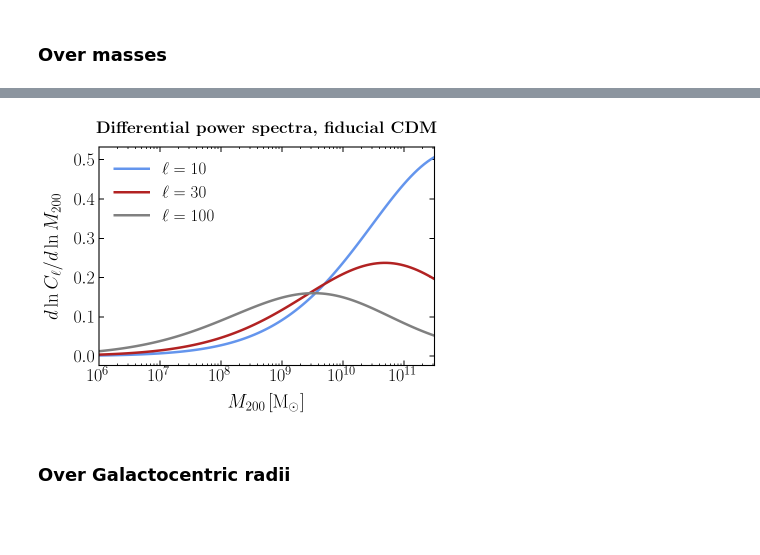
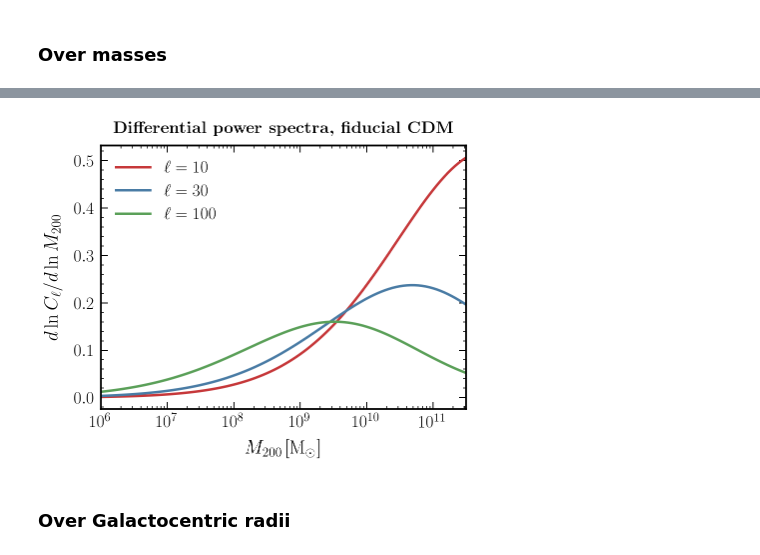
Before and after one commit to smsharma/astrometry-lensing-correlations, a Jupyter notebook: notebooks/05_cdm.ipynb, the cells around one changed output, grey strips where cells are left out. Drawn from its saved outputs; the diff is of its cells as text; code cells hidden in the pictures; blank space fills up the shorter version.

```diff
--- a/notebooks/05_cdm.ipynb
+++ b/notebooks/05_cdm.ipynb
@@ -41,6 +49,13 @@ colors_plot = ['dodgerblue', 'orange', 'mediumorchid']
 pspec = PowerSpectra(precompute=['NFW', 'Burk'])
 # %% [markdown]
 ## Figure 8: differential power with mass and Galactocentric radius
+# %%
+pspecpop = PowerSpectraPopulations(l_max=2000)
+
+pspecpop.set_radial_distribution(pspecpop.r2rho_V_ein_EAQ, R_min=1e-2*kpc, R_max=260*kpc)
+pspecpop.set_mass_distribution(pspecpop.rho_M_SI, M_min=1e4*M_s, M_max=0.05*1.1e12*M_s,
+                               M_min_calib=1e8*M_s, M_max_calib=1e10*M_s, N_calib=150, alpha=-1.9)
+pspecpop.set_subhalo_properties(pspecpop.c200_Moline)
 # %% [markdown]
 ### Over masses
 # %%
@@ -61,27 +82,25 @@ dlogC_l_dM_ary_100 = np.array([pspecpop.dC_l_dM_total(ell, M)/pspecpop.C_l_ary[e
 [interactive output not drawn]
-# %%
-mpl.rcParams['figure.figsize'] = (6.4/1.1, 4.8/1.1)
 # %%
-plt.plot(M_ary/M_s, (M_ary/M_s)*dlogC_l_dM_ary_10/(1/M_s),label="$\ell = 10$", alpha=alpha_plot, lw=lw_plot, color='cornflowerblue')
-plt.plot(M_ary/M_s, (M_ary/M_s)*dlogC_l_dM_ary_30/(1/M_s),label="$\ell = 30$", alpha=alpha_plot, lw=lw_plot, color='firebrick')
-plt.plot(M_ary/M_s, (M_ary/M_s)*dlogC_l_dM_ary_100/(1/M_s),label="$\ell = 100$", alpha=alpha_plot, lw=lw_plot, color='grey')
+plt.plot(M_ary/M_s, (M_ary/M_s)*dlogC_l_dM_ary_10/(1/M_s),label="$\ell = 10$", alpha=alpha_plot, lw=lw_plot)
+plt.plot(M_ary/M_s, (M_ary/M_s)*dlogC_l_dM_ary_30/(1/M_s),label="$\ell = 30$", alpha=alpha_plot, lw=lw_plot)
+plt.plot(M_ary/M_s, (M_ary/M_s)*dlogC_l_dM_ary_100/(1/M_s),label="$\ell = 100$", alpha=alpha_plot, lw=lw_plot)
 
 plt.xlabel("$M_{200}$\,[M$_\odot$]")
 plt.ylabel("$d\ln C_\ell/d\ln M_{200}$")
 
 plt.xscale("log")
 
 plt.xlim(10**logM_min_plot, 10**logM_max_plot)
 
 plt.legend(frameon=False)
 
 plt.title('\\textbf{Differential power spectra, fiducial CDM}', y = 1.02, fontsize=17)
 
 
 plt.tight_layout()
 plt.savefig(plots_dir + "dlnCldlnM200.pdf")
 # %% [output]
-[figure, old version]
+[figure, new version]
 # %% [markdown]
 ### Over Galactocentric radii
 # %%
```
Also changed, not shown: parts of 12 cells of this notebook, 7 other files.
